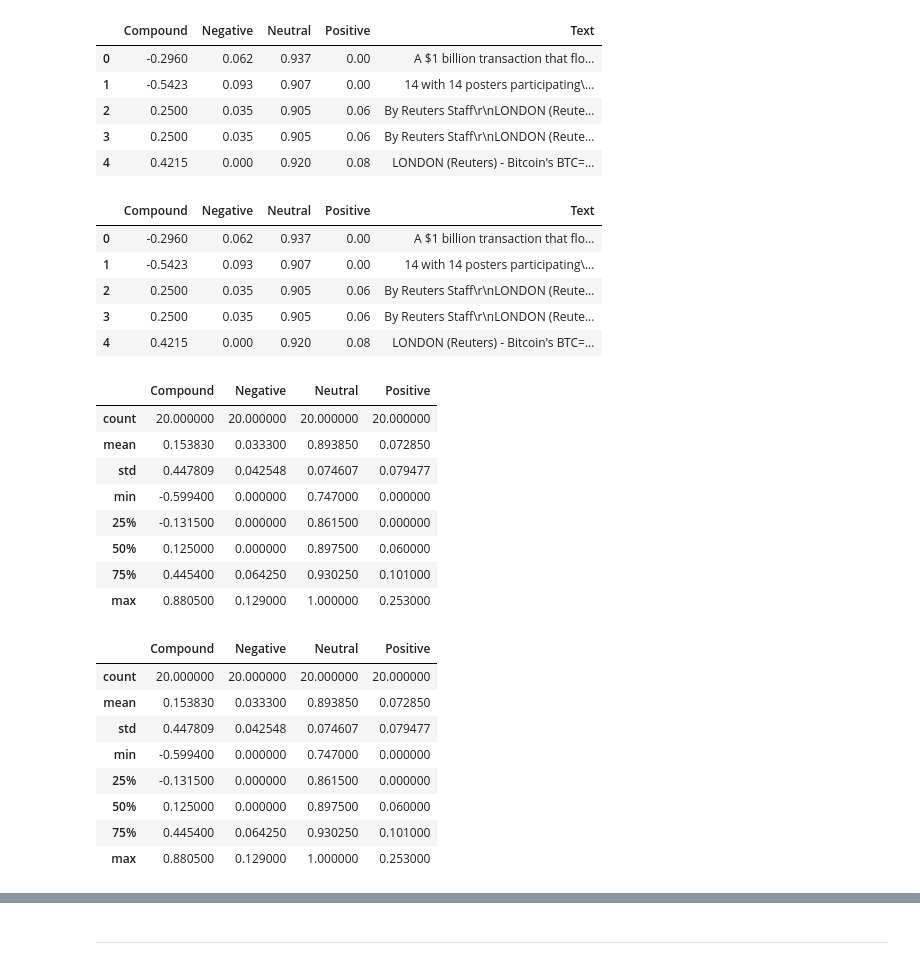
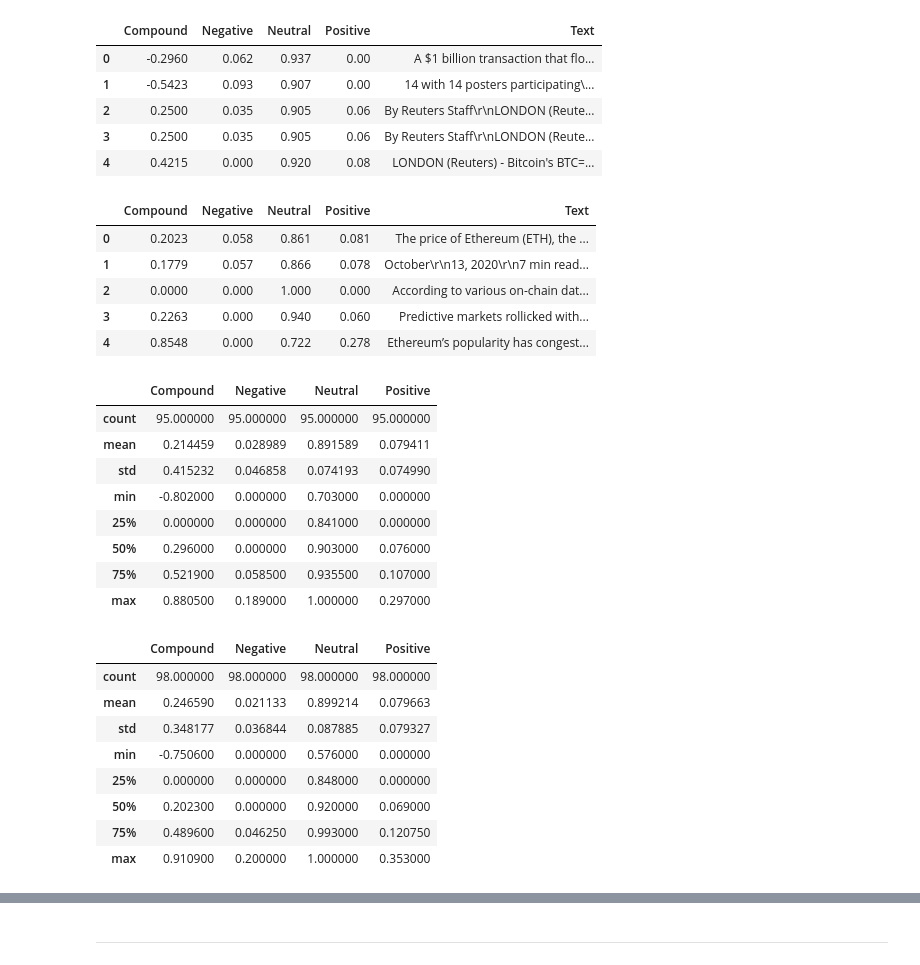
Before and after one commit to CapraRoyale/natural-language-processing, a Jupyter notebook: btc_eth_nlp.ipynb, the cells around one changed output, grey strips where cells are left out. Drawn from its saved outputs; the diff is of its cells as text; code cells hidden in the pictures.

```diff
--- a/btc_eth_nlp.ipynb
+++ b/btc_eth_nlp.ipynb
@@ -31,14 +30,14 @@ newsapi = NewsApiClient(api_key=api_key)
 bitcoin_headlines = newsapi.get_everything(
     q="bitcoin AND BTC",
     language="en",
-#    page_size=100
+   page_size=100
 )
 # %%
 # Fetch the Ethereum news articles
 ethereum_headlines = newsapi.get_everything(
     q="ethereum AND ETH",
     language="en",
-#    page_size=100
+   page_size=100
 )
 # %%
 # Create the Bitcoin sentiment scores DataFrame
@@ -78,61 +77,61 @@ btc_df.head()
 # %%
 # Create the ethereum sentiment scores DataFrame
 ethereum_sentiments = []
 
 for article in ethereum_headlines["articles"]:
     try:
         sentiment = analyzer.polarity_scores(article['content'])
 
         ethereum_sentiments.append({
             "Text": article["content"],
             "Compound": sentiment["compound"],
             "Positive": sentiment["pos"],
             "Negative": sentiment["neg"],
             "Neutral": sentiment["neu"]
 
         })
 
     except AttributeError:
         pass
 
 # Create DataFrame
 eth_df = pd.DataFrame(ethereum_sentiments)
 
 # Reorder DataFrame columns
 cols =["Compound", "Negative", "Neutral", "Positive", "Text"]
-eth_df = btc_df[cols]
+eth_df = eth_df[cols]
 
 eth_df.head()
 # %% [output]
 |  | Compound | Negative | Neutral | Positive | Text |
-| 0 | -0.2960 | 0.062 | 0.937 | 0.00 | A $1 billion transaction that flo... |
-| 1 | -0.5423 | 0.093 | 0.907 | 0.00 | 14 with 14 posters participating\... |
-| 2 | 0.2500 | 0.035 | 0.905 | 0.06 | By Reuters Staff\r\nLONDON (Reute... |
-| 3 | 0.2500 | 0.035 | 0.905 | 0.06 | By Reuters Staff\r\nLONDON (Reute... |
-| 4 | 0.4215 | 0.000 | 0.920 | 0.08 | LONDON (Reuters) - Bitcoin's BTC=... |
+| 0 | 0.2023 | 0.058 | 0.861 | 0.081 | The price of Ethereum (ETH), the ... |
+| 1 | 0.1779 | 0.057 | 0.866 | 0.078 | October\r\n13, 2020\r\n7 min read... |
+| 2 | 0.0000 | 0.000 | 1.000 | 0.000 | According to various on-chain dat... |
+| 3 | 0.2263 | 0.000 | 0.940 | 0.060 | Predictive markets rollicked with... |
+| 4 | 0.8548 | 0.000 | 0.722 | 0.278 | Ethereum’s popularity has congest... |
 # %%
 # Describe the Bitcoin Sentiment
 btc_df.describe()
 # %% [output]
 |  | Compound | Negative | Neutral | Positive |
-| count | 20.000000 | 20.000000 | 20.000000 | 20.000000 |
-| mean | 0.153830 | 0.033300 | 0.893850 | 0.072850 |
-| std | 0.447809 | 0.042548 | 0.074607 | 0.079477 |
-| min | -0.599400 | 0.000000 | 0.747000 | 0.000000 |
-| 25% | -0.131500 | 0.000000 | 0.861500 | 0.000000 |
-| 50% | 0.125000 | 0.000000 | 0.897500 | 0.060000 |
-| 75% | 0.445400 | 0.064250 | 0.930250 | 0.101000 |
-| max | 0.880500 | 0.129000 | 1.000000 | 0.253000 |
+| count | 95.000000 | 95.000000 | 95.000000 | 95.000000 |
+| mean | 0.214459 | 0.028989 | 0.891589 | 0.079411 |
+| std | 0.415232 | 0.046858 | 0.074193 | 0.074990 |
+| min | -0.802000 | 0.000000 | 0.703000 | 0.000000 |
+| 25% | 0.000000 | 0.000000 | 0.841000 | 0.000000 |
+| 50% | 0.296000 | 0.000000 | 0.903000 | 0.076000 |
+| 75% | 0.521900 | 0.058500 | 0.935500 | 0.107000 |
+| max | 0.880500 | 0.189000 | 1.000000 | 0.297000 |
 # %%
 # Describe the Ethereum Sentiment
 eth_df.describe()
 # %% [output]
 |  | Compound | Negative | Neutral | Positive |
-| count | 20.000000 | 20.000000 | 20.000000 | 20.000000 |
-| mean | 0.153830 | 0.033300 | 0.893850 | 0.072850 |
-| std | 0.447809 | 0.042548 | 0.074607 | 0.079477 |
-| min | -0.599400 | 0.000000 | 0.747000 | 0.000000 |
-| 25% | -0.131500 | 0.000000 | 0.861500 | 0.000000 |
-| 50% | 0.125000 | 0.000000 | 0.897500 | 0.060000 |
-| 75% | 0.445400 | 0.064250 | 0.930250 | 0.101000 |
-| max | 0.880500 | 0.129000 | 1.000000 | 0.253000 |
+| count | 98.000000 | 98.000000 | 98.000000 | 98.000000 |
+| mean | 0.246590 | 0.021133 | 0.899214 | 0.079663 |
+| std | 0.348177 | 0.036844 | 0.087885 | 0.079327 |
+| min | -0.750600 | 0.000000 | 0.576000 | 0.000000 |
+| 25% | 0.000000 | 0.000000 | 0.848000 | 0.000000 |
+| 50% | 0.202300 | 0.000000 | 0.920000 | 0.069000 |
+| 75% | 0.489600 | 0.046250 | 0.993000 | 0.120750 |
+| max | 0.910900 | 0.200000 | 1.000000 | 0.353000 |
```
Also changed, not shown: parts of 4 cells of this notebook.
